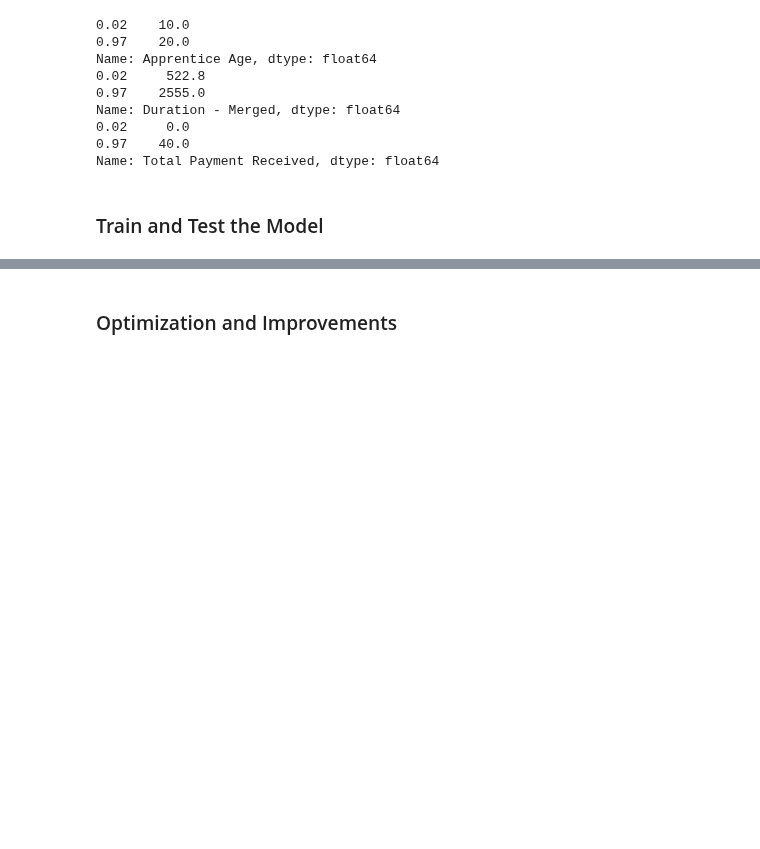
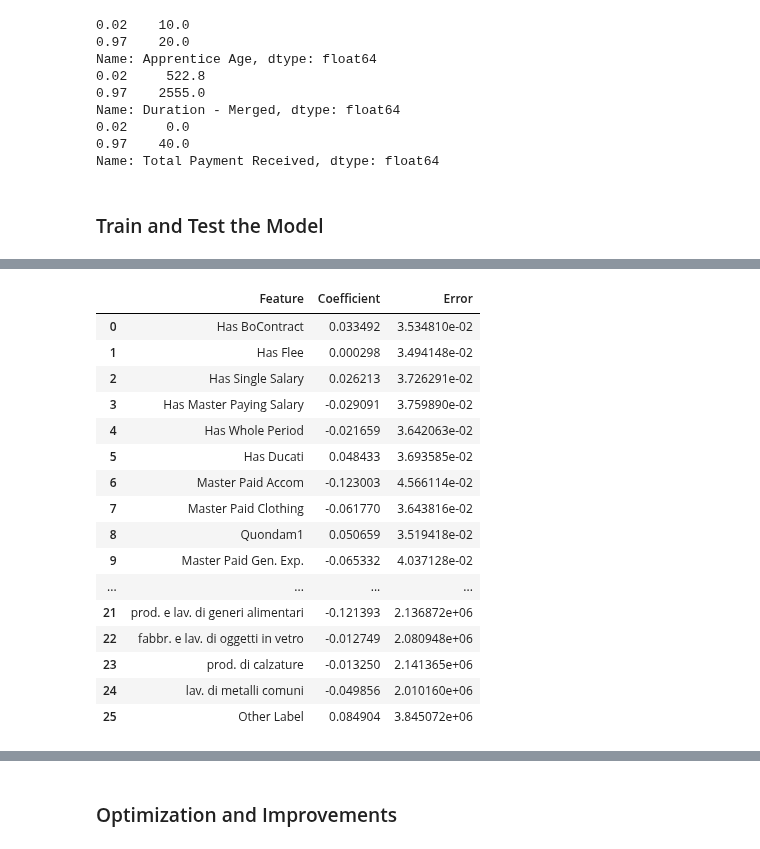
Before and after one commit to AlricRahl/Garzoni-Dataset-Exploration, a Jupyter notebook: src/Progress Notebook.ipynb, the cells around one changed output, grey strips where cells are left out. Drawn from its saved outputs; the diff is of its cells as text; code cells hidden in the pictures; blank space fills up the shorter version.

```diff
--- a/src/Progress Notebook.ipynb
+++ b/src/Progress Notebook.ipynb
@@ -875,0 +875,26 @@ weighted avg       0.81      0.86      0.81      6187
+# %%
+coef = pd.DataFrame(result.params, columns = ["Coef"]).reset_index()
+error = result.conf_int().reset_index()
+error.columns = ["Index", "L", "H"]
+error["Final"] = (error["H"]-error["L"])/2
+coef = coef.merge(error[["Index", "Final"]], left_on="index", right_on="Index")[["Index", "Coef", "Final"]]
+coef.columns = ["Feature", "Coefficient", "Error"]
+coef
+# %% [output]
+|  | Feature | Coefficient | Error |
+| 0 | Has BoContract | 0.033492 | 3.534810e-02 |
+| 1 | Has Flee | 0.000298 | 3.494148e-02 |
+| 2 | Has Single Salary | 0.026213 | 3.726291e-02 |
+| 3 | Has Master Paying Salary | -0.029091 | 3.759890e-02 |
+| 4 | Has Whole Period | -0.021659 | 3.642063e-02 |
+| 5 | Has Ducati | 0.048433 | 3.693585e-02 |
+| 6 | Master Paid Accom | -0.123003 | 4.566114e-02 |
+| 7 | Master Paid Clothing | -0.061770 | 3.643816e-02 |
+| 8 | Quondam1 | 0.050659 | 3.519418e-02 |
+| 9 | Master Paid Gen. Exp. | -0.065332 | 4.037128e-02 |
+| ... | ... | ... | ... |
+| 21 | prod. e lav. di generi alimentari | -0.121393 | 2.136872e+06 |
+| 22 | fabbr. e lav. di oggetti in vetro | -0.012749 | 2.080948e+06 |
+| 23 | prod. di calzature | -0.013250 | 2.141365e+06 |
+| 24 | lav. di metalli comuni | -0.049856 | 2.010160e+06 |
+| 25 | Other Label | 0.084904 | 3.845072e+06 |
```
Also changed, not shown: parts of 17 cells of this notebook.
